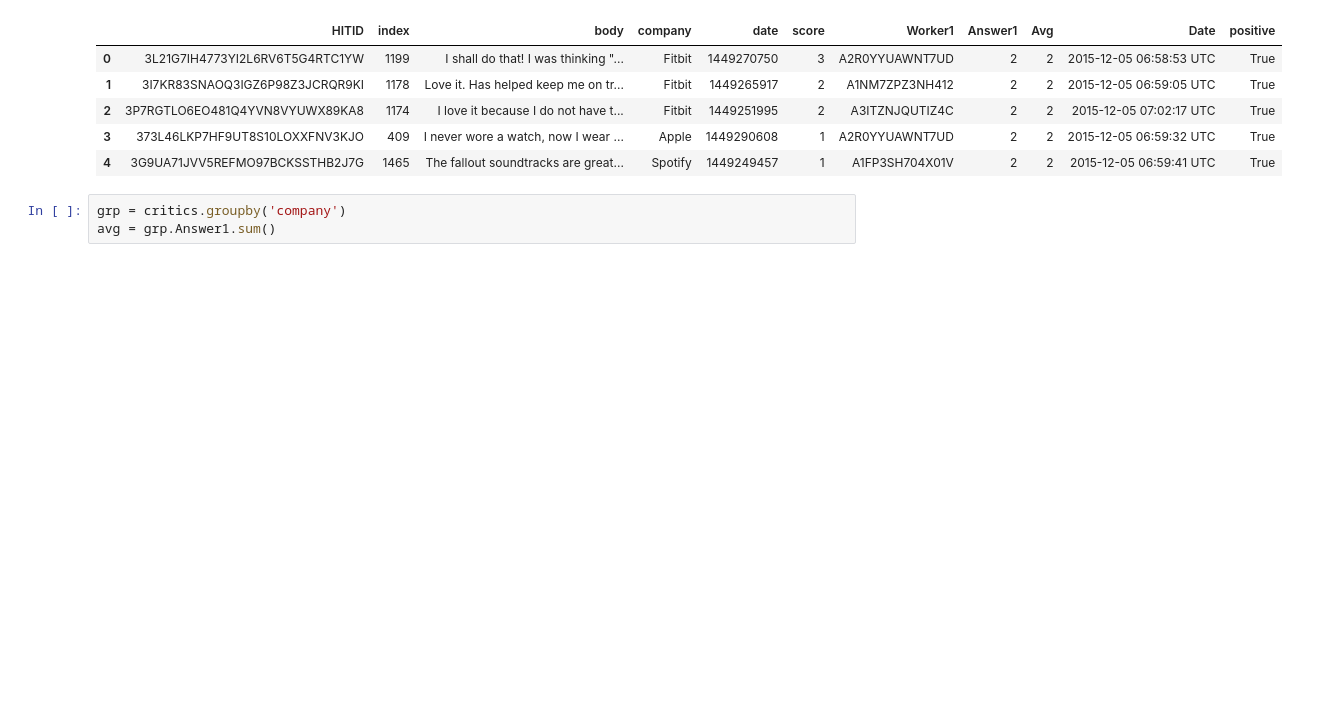
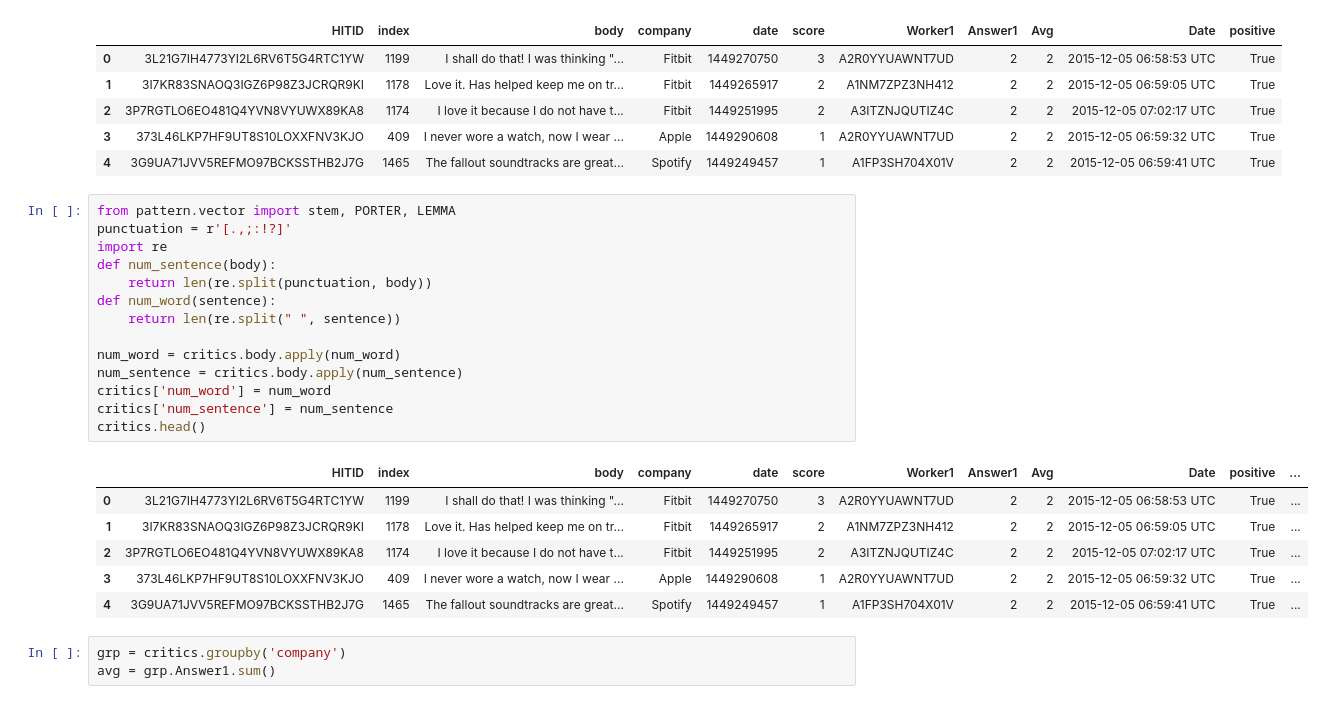
Before and after one commit to chaehwang/BigDaddyData, a Jupyter notebook: mechanical turk my poor money.ipynb, the cells around one changed output. Drawn from its saved outputs; the diff is of its cells as text; blank space fills up the shorter version.

```diff
--- a/mechanical turk my poor money.ipynb
+++ b/mechanical turk my poor money.ipynb
@@ -32,6 +32,27 @@ critics.head()
 | 2 | 3P7RGTLO6EO481Q4YVN8VYUWX89KA8 | 1174 | I love it because I do not have t... | Fitbit | 1449251995 | 2 | A3ITZNJQUTIZ4C | 2 | 2 | 2015-12-05 07:02:17 UTC | True |
 | 3 | 373L46LKP7HF9UT8S10LOXXFNV3KJO | 409 | I never wore a watch, now I wear ... | Apple | 1449290608 | 1 | A2R0YYUAWNT7UD | 2 | 2 | 2015-12-05 06:59:32 UTC | True |
 | 4 | 3G9UA71JVV5REFMO97BCKSSTHB2J7G | 1465 | The fallout soundtracks are great... | Spotify | 1449249457 | 1 | A1FP3SH704X01V | 2 | 2 | 2015-12-05 06:59:41 UTC | True |
+# %%
+from pattern.vector import stem, PORTER, LEMMA
+punctuation = r'[.,;:!?]'
+import re
+def num_sentence(body):
+    return len(re.split(punctuation, body))
+def num_word(sentence):
+    return len(re.split(" ", sentence))
+
+num_word = critics.body.apply(num_word)
+num_sentence = critics.body.apply(num_sentence)
+critics['num_word'] = num_word
+critics['num_sentence'] = num_sentence
+critics.head()
+# %% [output]
+|  | HITID | index | body | company | date | score | Worker1 | Answer1 | Avg | Date | positive | ... |
+| 0 | 3L21G7IH4773YI2L6RV6T5G4RTC1YW | 1199 | I shall do that! I was thinking "... | Fitbit | 1449270750 | 3 | A2R0YYUAWNT7UD | 2 | 2 | 2015-12-05 06:58:53 UTC | True | ... |
+| 1 | 3I7KR83SNAOQ3IGZ6P98Z3JCRQR9KI | 1178 | Love it. Has helped keep me on tr... | Fitbit | 1449265917 | 2 | A1NM7ZPZ3NH412 | 2 | 2 | 2015-12-05 06:59:05 UTC | True | ... |
+| 2 | 3P7RGTLO6EO481Q4YVN8VYUWX89KA8 | 1174 | I love it because I do not have t... | Fitbit | 1449251995 | 2 | A3ITZNJQUTIZ4C | 2 | 2 | 2015-12-05 07:02:17 UTC | True | ... |
+| 3 | 373L46LKP7HF9UT8S10LOXXFNV3KJO | 409 | I never wore a watch, now I wear ... | Apple | 1449290608 | 1 | A2R0YYUAWNT7UD | 2 | 2 | 2015-12-05 06:59:32 UTC | True | ... |
+| 4 | 3G9UA71JVV5REFMO97BCKSSTHB2J7G | 1465 | The fallout soundtracks are great... | Spotify | 1449249457 | 1 | A1FP3SH704X01V | 2 | 2 | 2015-12-05 06:59:41 UTC | True | ... |
 # %%
 grp = critics.groupby('company')
 avg = grp.Answer1.sum()
```
Also changed, not shown: parts of 13 cells of this notebook, 25 other files.
